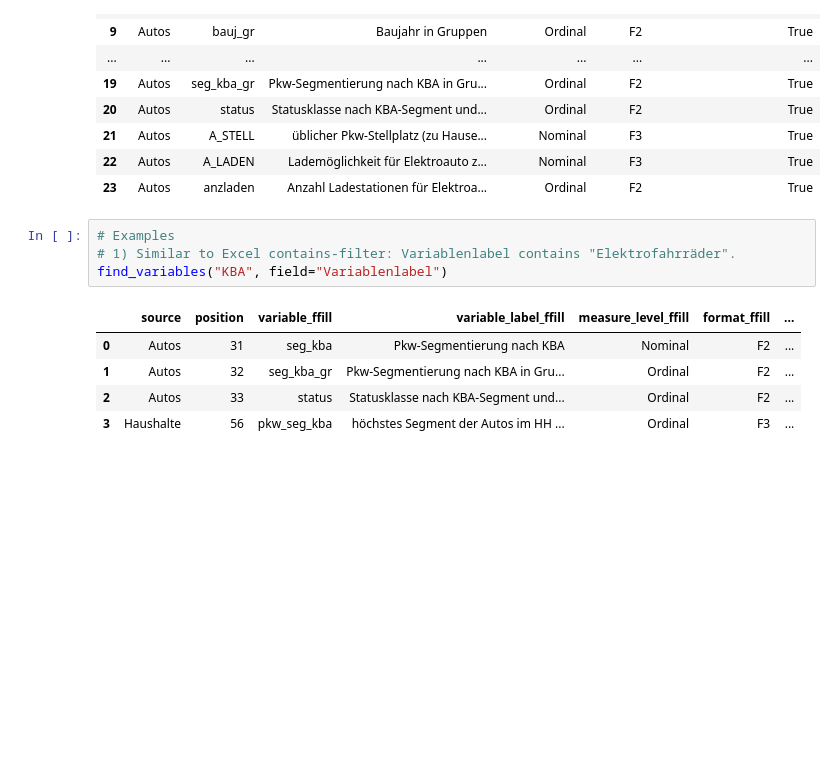
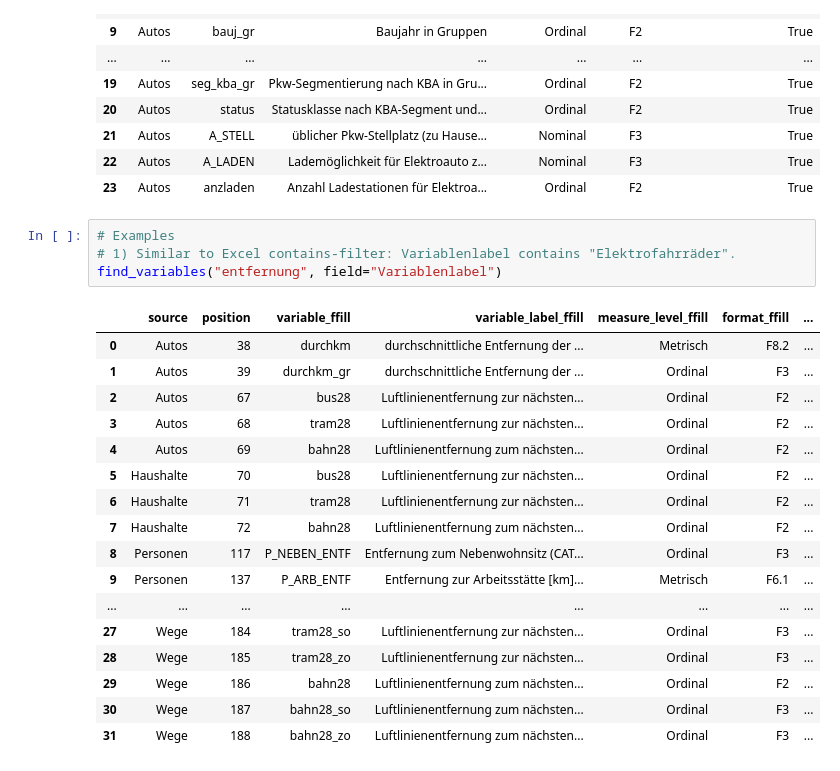
Before and after one commit to Janlin0213/MiD2023-bei-VW, a Jupyter notebook: notebooks/CodeBook_helper.ipynb, the cells around one changed output. Saved outputs shown, nothing was run; the diff lists cells and outputs as text; blank space fills up the shorter version.

```diff
--- a/notebooks/CodeBook_helper.ipynb
+++ b/notebooks/CodeBook_helper.ipynb
@@ -434,12 +434,24 @@ selected_raw_column_descriptions("Autos")
 # %%
 # Examples
 # 1) Similar to Excel contains-filter: Variablenlabel contains "Elektrofahrräder".
-find_variables("KBA", field="Variablenlabel")
+find_variables("entfernung", field="Variablenlabel")
 # %% [output]
 |  | source | position | variable_ffill | variable_label_ffill | measure_level_ffill | format_ffill | ... |
-| 0 | Autos | 31 | seg_kba | Pkw-Segmentierung nach KBA | Nominal | F2 | ... |
-| 1 | Autos | 32 | seg_kba_gr | Pkw-Segmentierung nach KBA in Gru... | Ordinal | F2 | ... |
-| 2 | Autos | 33 | status | Statusklasse nach KBA-Segment und... | Ordinal | F2 | ... |
-| 3 | Haushalte | 56 | pkw_seg_kba | höchstes Segment der Autos im HH ... | Ordinal | F3 | ... |
+| 0 | Autos | 38 | durchkm | durchschnittliche Entfernung der ... | Metrisch | F8.2 | ... |
+| 1 | Autos | 39 | durchkm_gr | durchschnittliche Entfernung der ... | Ordinal | F3 | ... |
+| 2 | Autos | 67 | bus28 | Luftlinienentfernung zur nächsten... | Ordinal | F2 | ... |
+| 3 | Autos | 68 | tram28 | Luftlinienentfernung zur nächsten... | Ordinal | F2 | ... |
+| 4 | Autos | 69 | bahn28 | Luftlinienentfernung zum nächsten... | Ordinal | F2 | ... |
+| 5 | Haushalte | 70 | bus28 | Luftlinienentfernung zur nächsten... | Ordinal | F2 | ... |
+| 6 | Haushalte | 71 | tram28 | Luftlinienentfernung zur nächsten... | Ordinal | F2 | ... |
+| 7 | Haushalte | 72 | bahn28 | Luftlinienentfernung zum nächsten... | Ordinal | F2 | ... |
+| 8 | Personen | 117 | P_NEBEN_ENTF | Entfernung zum Nebenwohnsitz (CAT... | Ordinal | F3 | ... |
+| 9 | Personen | 137 | P_ARB_ENTF | Entfernung zur Arbeitsstätte [km]... | Metrisch | F6.1 | ... |
+| ... | ... | ... | ... | ... | ... | ... | ... |
+| 27 | Wege | 184 | tram28_so | Luftlinienentfernung zur nächsten... | Ordinal | F3 | ... |
+| 28 | Wege | 185 | tram28_zo | Luftlinienentfernung zur nächsten... | Ordinal | F3 | ... |
+| 29 | Wege | 186 | bahn28 | Luftlinienentfernung zum nächsten... | Ordinal | F2 | ... |
+| 30 | Wege | 187 | bahn28_so | Luftlinienentfernung zum nächsten... | Ordinal | F3 | ... |
+| 31 | Wege | 188 | bahn28_zo | Luftlinienentfernung zum nächsten... | Ordinal | F3 | ... |
 # %%
 # 2) Show all value labels after you choose a variable.
```
Also changed, not shown: parts of 4 cells of this notebook, 14 other files.
